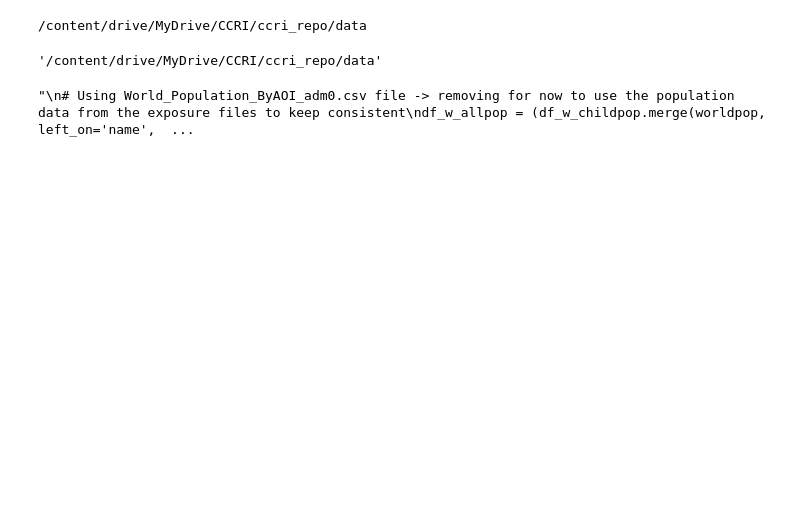
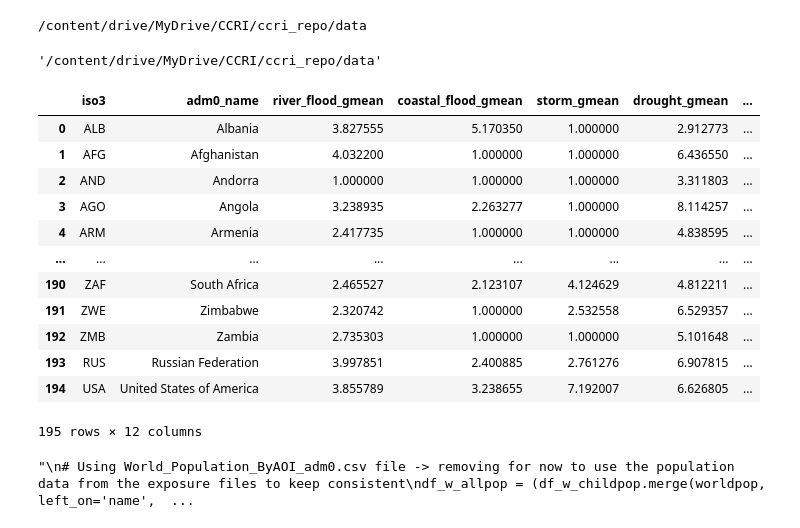
Before and after one commit to dohyung-kim/ccri, a Jupyter notebook: script/adm0/ccri_combined_file.ipynb, the cells around one changed output. Saved outputs shown, nothing was run; the diff lists cells and outputs as text; code cells hidden in the pictures; blank space fills up the shorter version.

```diff
--- a/script/adm0/ccri_combined_file.ipynb
+++ b/script/adm0/ccri_combined_file.ipynb
@@ -47,6 +47,22 @@ fragile = pd.read_csv('{}/misc/List of fragile context (2025).csv'.format(data_d
 # -- component vals
 p1_components = pd.read_csv('{}/CCRI_results_misc/p1_group_mean.csv'.format(data_dir))
 p2_components = pd.read_csv('{}/CCRI_results_misc/p2_group_mean.csv'.format(data_dir))
+# %%
+p1_components
+# %% [output]
+|  | iso3 | adm0_name | river_flood_gmean | coastal_flood_gmean | storm_gmean | drought_gmean | ... |
+| 0 | ALB | Albania | 3.827555 | 5.170350 | 1.000000 | 2.912773 | ... |
+| 1 | AFG | Afghanistan | 4.032200 | 1.000000 | 1.000000 | 6.436550 | ... |
+| 2 | AND | Andorra | 1.000000 | 1.000000 | 1.000000 | 3.311803 | ... |
+| 3 | AGO | Angola | 3.238935 | 2.263277 | 1.000000 | 8.114257 | ... |
+| 4 | ARM | Armenia | 2.417735 | 1.000000 | 1.000000 | 4.838595 | ... |
+| ... | ... | ... | ... | ... | ... | ... | ... |
+| 190 | ZAF | South Africa | 2.465527 | 2.123107 | 4.124629 | 4.812211 | ... |
+| 191 | ZWE | Zimbabwe | 2.320742 | 1.000000 | 2.532558 | 6.529357 | ... |
+| 192 | ZMB | Zambia | 2.735303 | 1.000000 | 1.000000 | 5.101648 | ... |
+| 193 | RUS | Russian Federation | 3.997851 | 2.400885 | 2.761276 | 6.907815 | ... |
+| 194 | USA | United States of America | 3.855789 | 3.238655 | 7.192007 | 6.626805 | ... |
+195 rows × 12 columns
 # %%
 # Renaming some columns
 p1_exposure_file.columns = [col.replace('_absolute', '_abs_norm') if '_absolute' in col else col for col in p1_exposure_file.columns]
```
Also changed, not shown: parts of 7 cells of this notebook, 43 other files.
